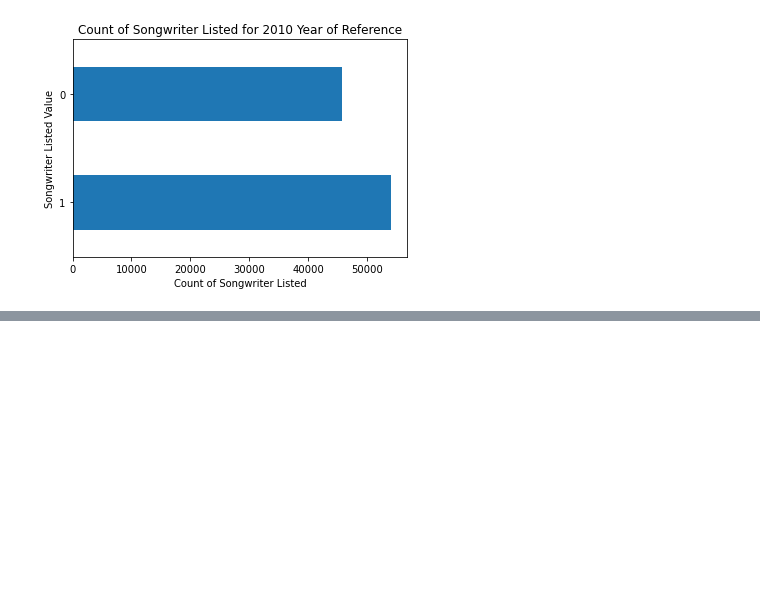
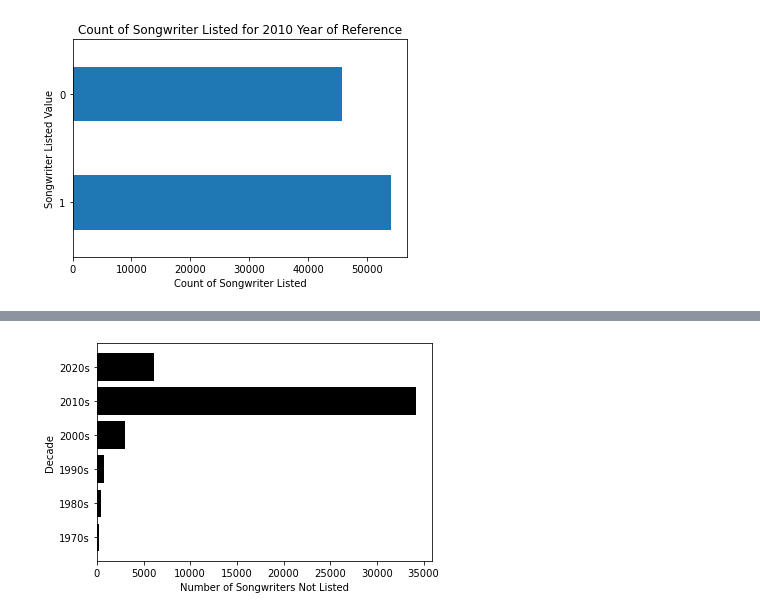
Before and after one commit to LJRollerII/mlc-project-napster, a Jupyter notebook: Notebooks/Napster_Final.ipynb, the cells around one changed output, grey strips where cells are left out. Saved outputs shown, nothing was run; the diff lists cells and outputs as text; code cells hidden in the pictures; blank space fills up the shorter version.

Commit message:
added notebook changes for corrected graphs and added stream by dsp

```diff
--- a/Notebooks/Napster_Final.ipynb
+++ b/Notebooks/Napster_Final.ipynb
@@ -629,0 +638,3 @@ plt.show()
+# %%
+#subset for 1960s to current
+writer_listed_sub = writer_listed[(writer_listed['decade'] == '1970s')  | (writer_listed['decade'] == '1980s') | (writer_listed['decade'] == '1990s') | (writer_listed['decade'] == '2000s') | (writer_listed['decade'] == '2010s') | (writer_listed['decade'] == '2020s')]
@@ -629,0 +651,12 @@ plt.show()
+# %%
+#actual number of Songwriters not listed by decade, starting at 1970s
+plt.barh(writer_listed_sub['decade'], writer_listed_sub['Listed_No'], color='black')
+plt.xlabel('Number of Songwriters Not Listed', color='black')
+#plt.title('Number of Songwriters Not Listed by Year-of-Reference Decade',color='black')
+plt.tick_params(axis='x', colors='black')
+plt.tick_params(axis='y', colors='black')
+plt.ylabel('Decade',color='black')
+plt.savefig('songwriter_not_listed_by_decade_70s.png', transparent=False)
+plt.show()
+# %% [output]
+[figure, added]
```
Also changed, not shown: parts of 28 cells of this notebook, 9 other files.
